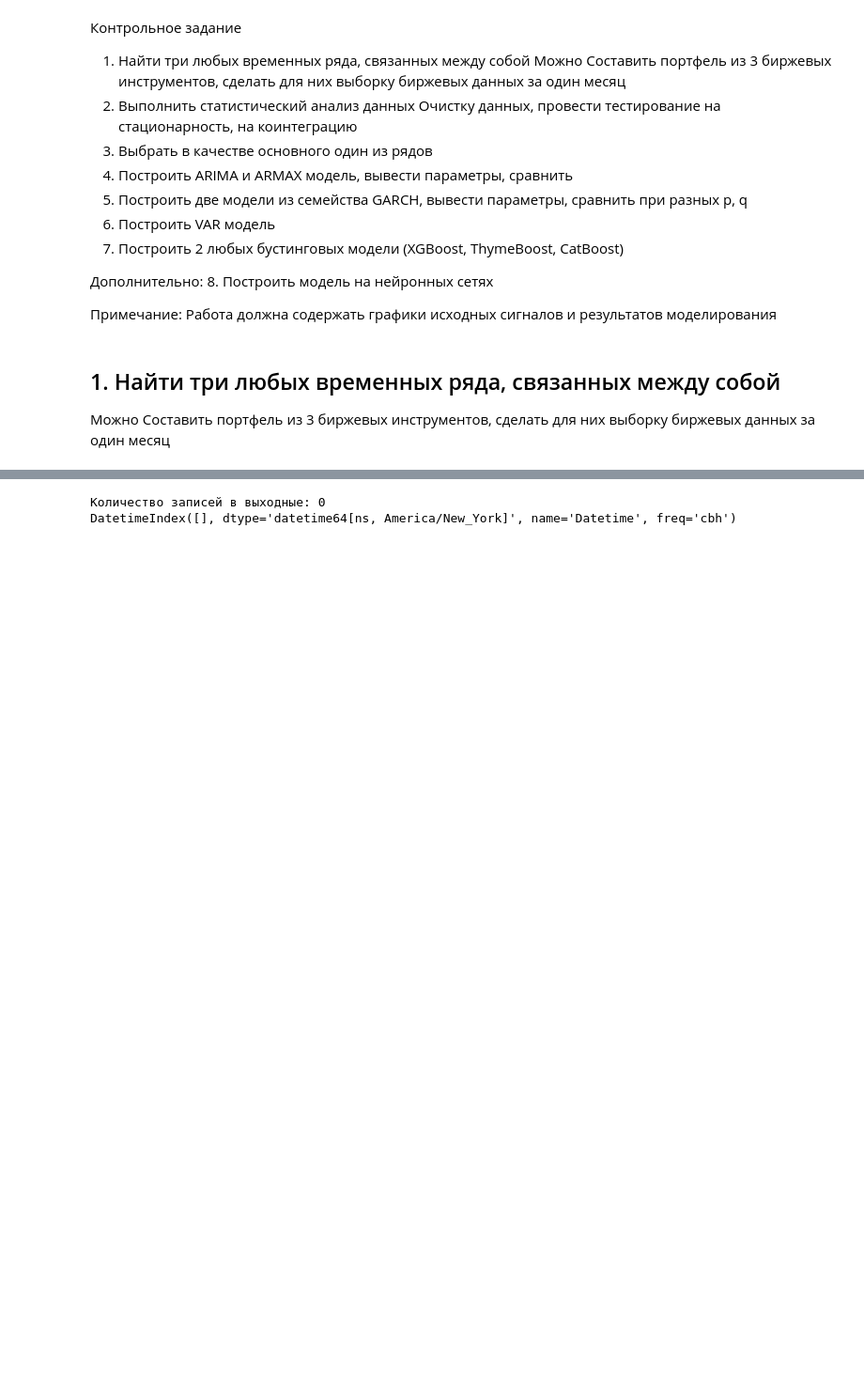
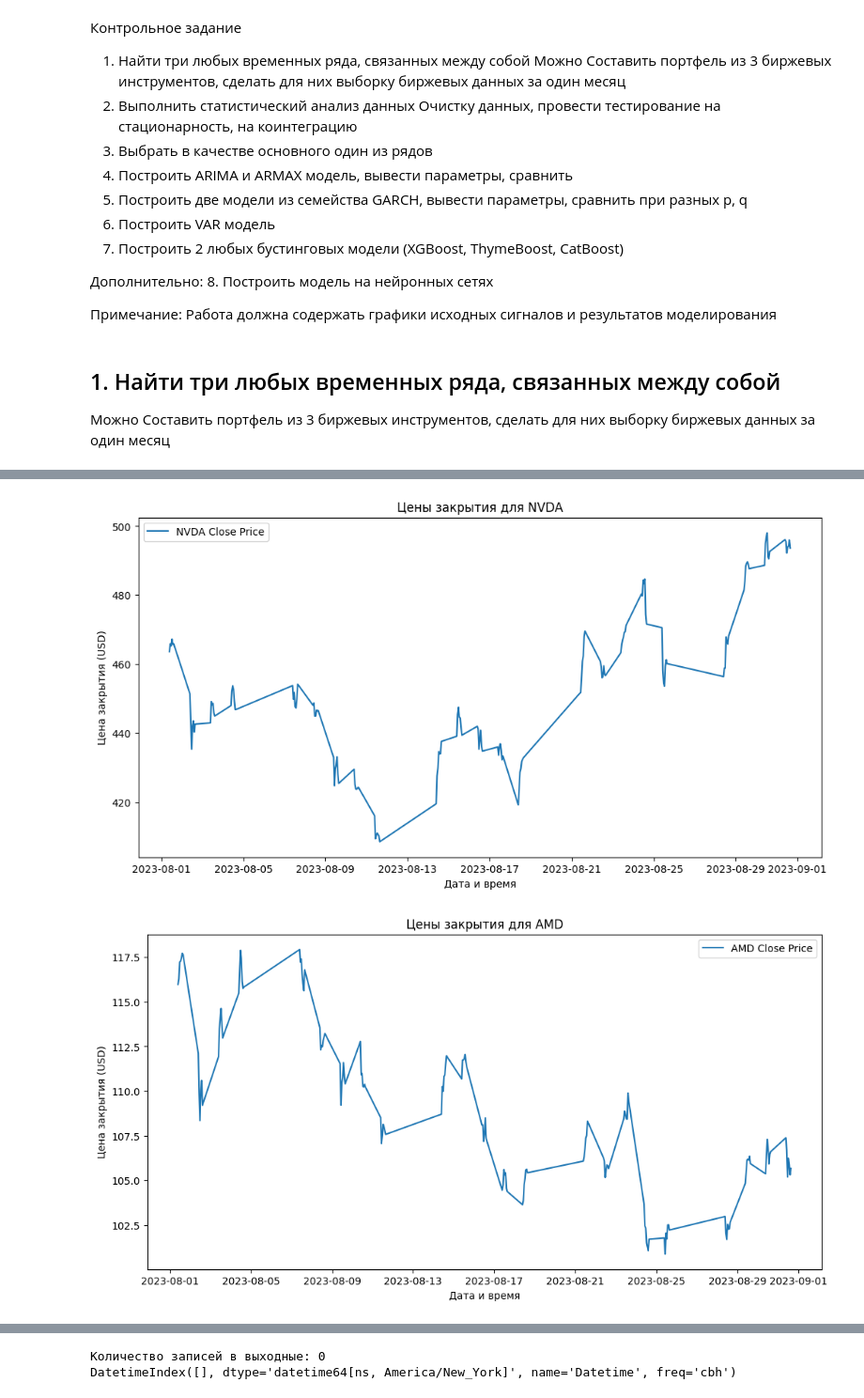
Before and after one commit to goralex02/time-series-project, a Jupyter notebook: stock_price_prediction.ipynb, the cells around one changed output, grey strips where cells are left out. Shown at 94% size. Drawn from its saved outputs; the diff is of its cells as text; code cells hidden in the pictures; blank space fills up the shorter version.

```diff
--- a/stock_price_prediction.ipynb
+++ b/stock_price_prediction.ipynb
@@ -56 +59,15 @@ Name: count, dtype: int64
 [figure]
+# %%
+# Визуализация графиков для каждой акции
+for ticker in tickers:
+    plt.figure(figsize=(12, 6))
+    plt.plot(data[ticker], label=f'{ticker} Close Price')
+    plt.title(f'Цены закрытия для {ticker}')
+    plt.xlabel('Дата и время')
+    plt.ylabel('Цена закрытия (USD)')
+    plt.legend()
+    #plt.grid(True)
+    plt.show()
+# %% [output]
+[figure, added]
+[figure, added]
```
Also changed, not shown: parts of 48 cells of this notebook.
